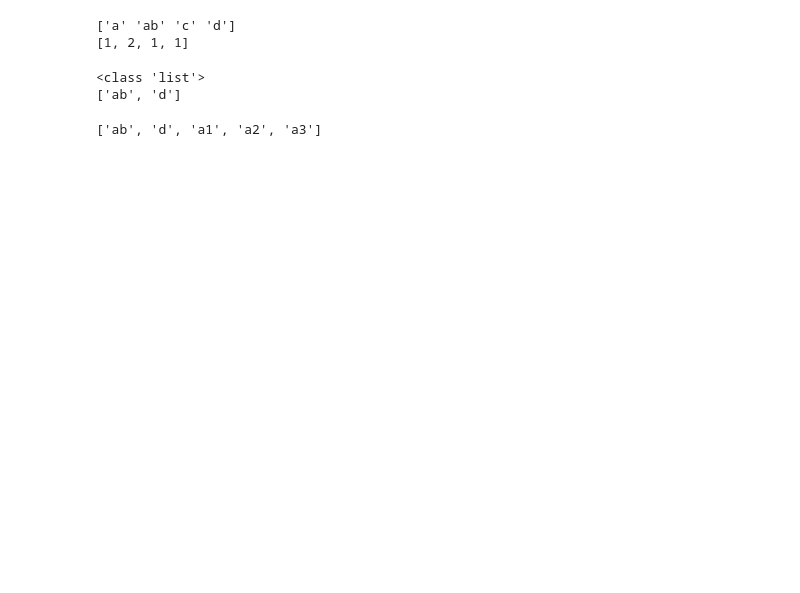
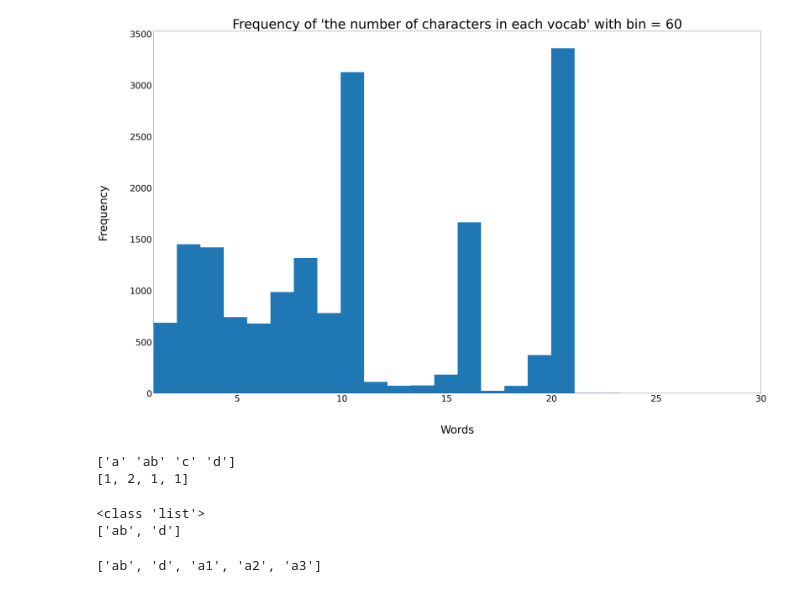
Before and after one commit to MiaNguyen26/bias_sen, a Jupyter notebook: data_ana/eda.ipynb, the cells around one changed output. Cells and saved outputs as stored; diff of their text form; code cells hidden in the pictures; blank space fills up the shorter version.

```diff
--- a/data_ana/eda.ipynb
+++ b/data_ana/eda.ipynb
@@ -15,3 +20,23 @@ df.head()
+# %%
+bin = 60
+fig = plt.figure(figsize=(50,30))
+# plt.margins(0.02)
+# fig, ax = plt.subplots(figsize=(50,30))
+plt.hist(char_count, bins=bin)
+plt.xlabel('Words', fontsize=50, labelpad=100)
+plt.ylabel('Frequency', fontsize=50, labelpad=100)
+plt.yticks(fontsize=40)
+plt.xticks(fontsize=40)
+plt.xlim([1,30])
+#remove the first tick in x axis
+
+# xticks = ax.xaxis.get_major_ticks()
+# xticks[0].label1.set_visible(False)
+
+plt.title('Frequency of \'the number of characters in each vocab\' with bin = {}'.format(bin), fontsize=60)
+plt.show()
+# %% [output]
+[figure, added]
 # %%
 
 
```
Also changed, not shown: parts of 2 cells of this notebook, 1 other file.
